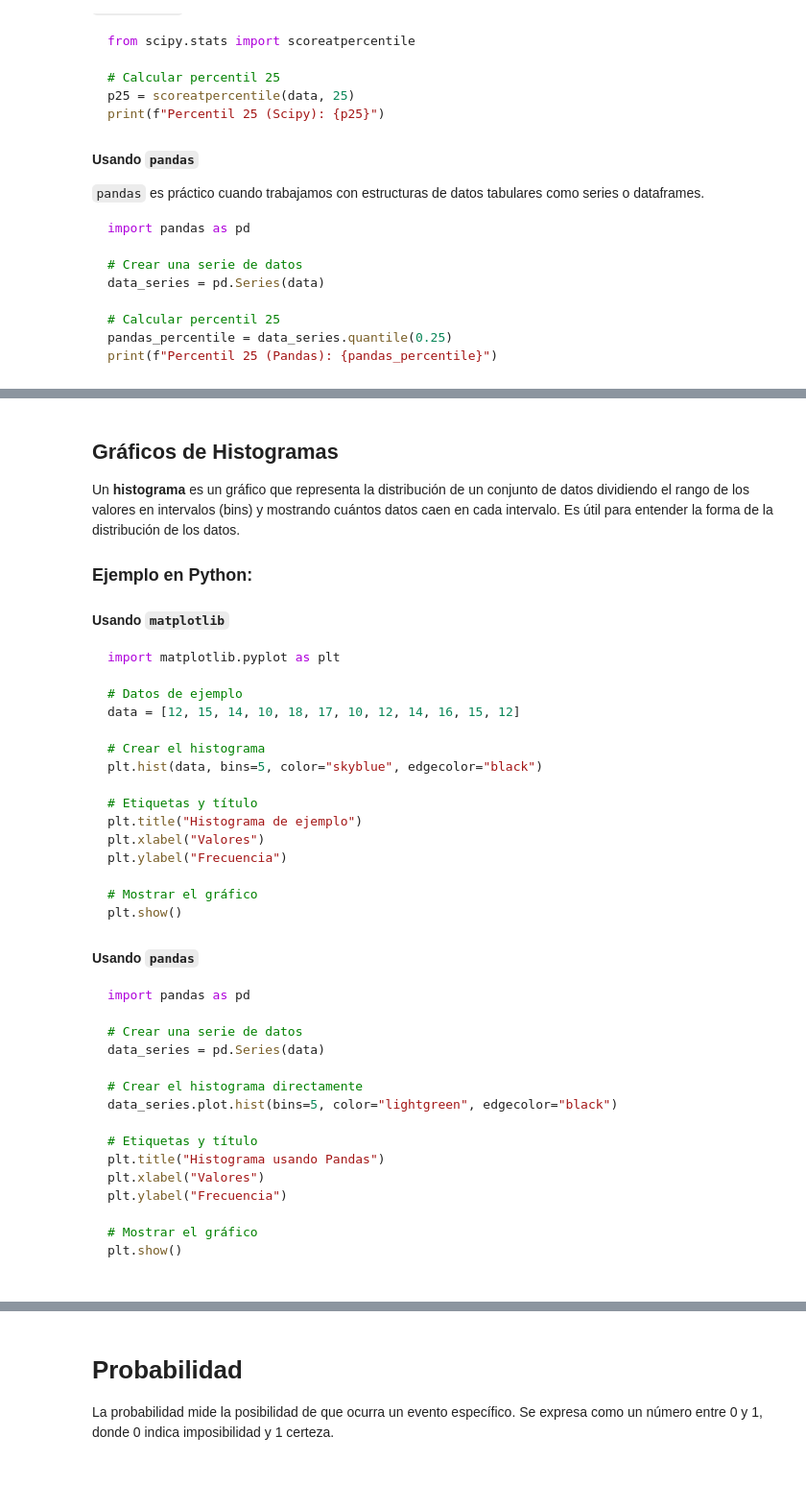
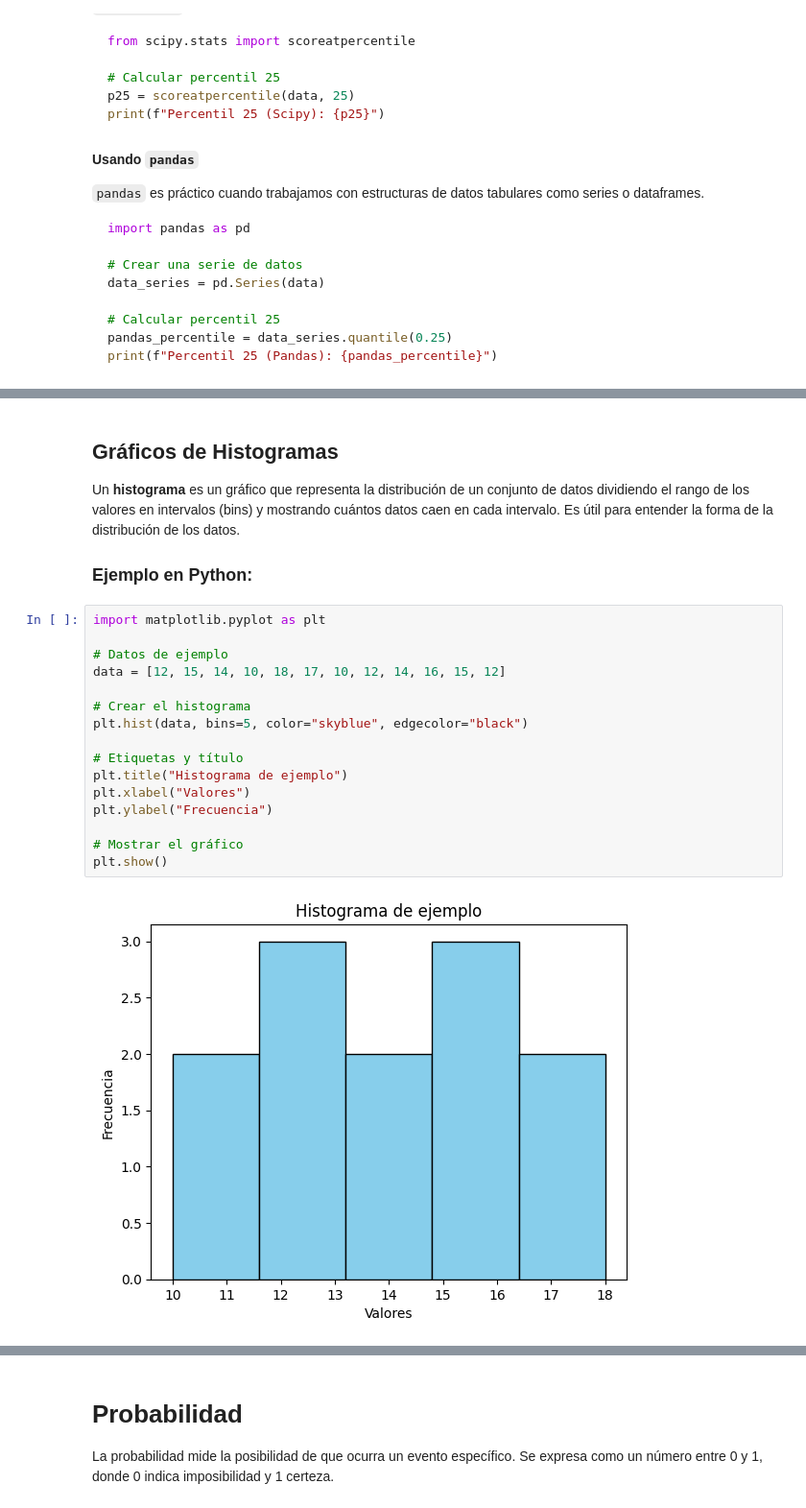
Before and after one commit to AndresVelasco/ZSS1I3LWHTALNR2BFP0IKKEK3CG4DMBF, a Jupyter notebook: cheatsheet.ipynb, the cells around one changed output, grey strips where cells are left out. Shown at 96% size. Cells and saved outputs as stored; diff of their text form; blank space fills up the shorter version.

````diff
--- a/cheatsheet.ipynb
+++ b/cheatsheet.ipynb
@@ -212,45 +217,24 @@ plt.show()
 Un **histograma** es un gráfico que representa la distribución de un conjunto de datos dividiendo el rango de los valores en intervalos (bins) y mostrando cuántos datos caen en cada intervalo. Es útil para entender la forma de la distribución de los datos.
 
 ### Ejemplo en Python:
-
-#### Usando `matplotlib`
-```python
-import matplotlib.pyplot as plt
-
-# Datos de ejemplo
-data = [12, 15, 14, 10, 18, 17, 10, 12, 14, 16, 15, 12]
-
-# Crear el histograma
-plt.hist(data, bins=5, color="skyblue", edgecolor="black")
-
-# Etiquetas y título
-plt.title("Histograma de ejemplo")
-plt.xlabel("Valores")
-plt.ylabel("Frecuencia")
-
-# Mostrar el gráfico
-plt.show()
-```
-
-#### Usando `pandas`
-```python
-import pandas as pd
-
-# Crear una serie de datos
-data_series = pd.Series(data)
-
-# Crear el histograma directamente
-data_series.plot.hist(bins=5, color="lightgreen", edgecolor="black")
-
-# Etiquetas y título
-plt.title("Histograma usando Pandas")
-plt.xlabel("Valores")
-plt.ylabel("Frecuencia")
-
-# Mostrar el gráfico
-plt.show()
-
-```
+# %%
+import matplotlib.pyplot as plt
+
+# Datos de ejemplo
+data = [12, 15, 14, 10, 18, 17, 10, 12, 14, 16, 15, 12]
+
+# Crear el histograma
+plt.hist(data, bins=5, color="skyblue", edgecolor="black")
+
+# Etiquetas y título
+plt.title("Histograma de ejemplo")
+plt.xlabel("Valores")
+plt.ylabel("Frecuencia")
+
+# Mostrar el gráfico
+plt.show()
+# %% [output]
+[figure, added]
 # %% [markdown]
 ## Covarianza y Correlación
 
````
Also changed, not shown: parts of 3 cells of this notebook.
